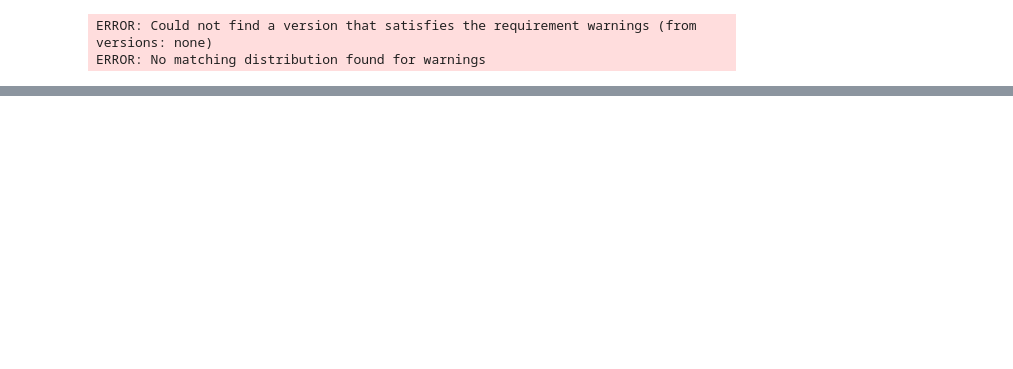
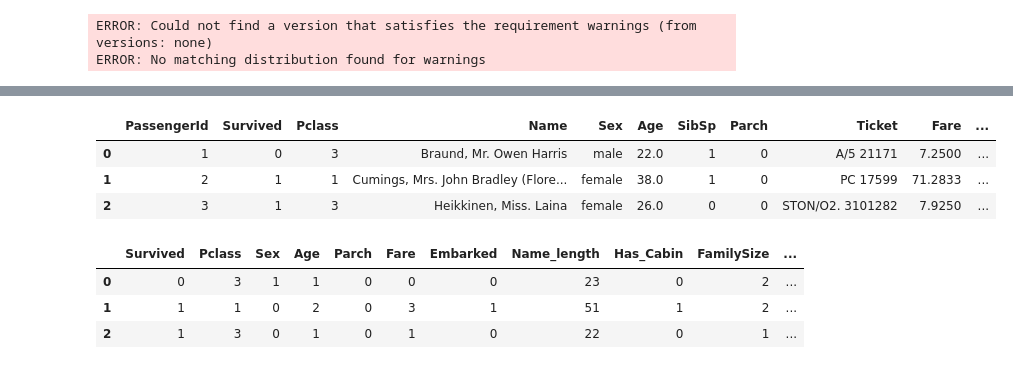
Before and after one commit to baoqt2/mec-mini-projects, a Jupyter notebook: Untitled Folder/Ensembling&Stacking.ipynb, the cells around one changed output, grey strips where cells are left out. Drawn from its saved outputs; the diff is of its cells as text; code cells hidden in the pictures; blank space fills up the shorter version.

```diff
--- a/Untitled Folder/Ensembling&Stacking.ipynb
+++ b/Untitled Folder/Ensembling&Stacking.ipynb
@@ -43,0 +48,9 @@ ModuleNotFoundError: No module named 'sklearn.cross_validation'
+# %%
+#Store our passenger ID for easy access
+PassengerId = test['PassengerId']
+train.head(3)
+# %% [output]
+|  | PassengerId | Survived | Pclass | Name | Sex | Age | SibSp | Parch | Ticket | Fare | ... |
+| 0 | 1 | 0 | 3 | Braund, Mr. Owen Harris | male | 22.0 | 1 | 0 | A/5 21171 | 7.2500 | ... |
+| 1 | 2 | 1 | 1 | Cumings, Mrs. John Bradley (Flore... | female | 38.0 | 1 | 0 | PC 17599 | 71.2833 | ... |
+| 2 | 3 | 1 | 3 | Heikkinen, Miss. Laina | female | 26.0 | 0 | 0 | STON/O2. 3101282 | 7.9250 | ... |
@@ -43,0 +136,12 @@ ModuleNotFoundError: No module named 'sklearn.cross_validation'
+# %%
+# Feature selection
+drop_elements = ['PassengerId', 'Name', 'Ticket', 'Cabin', 'SibSp']
+train = train.drop(drop_elements, axis = 1)
+train = train.drop(['CategoricalAge', 'CategoricalFare'], axis = 1)
+test  = test.drop(drop_elements, axis = 1)
+train.head(3)
+# %% [output]
+|  | Survived | Pclass | Sex | Age | Parch | Fare | Embarked | Name_length | Has_Cabin | FamilySize | ... |
+| 0 | 0 | 3 | 1 | 1 | 0 | 0 | 0 | 23 | 0 | 2 | ... |
+| 1 | 1 | 1 | 0 | 2 | 0 | 3 | 1 | 51 | 1 | 2 | ... |
+| 2 | 1 | 3 | 0 | 1 | 0 | 1 | 0 | 22 | 0 | 1 | ... |
```
Also changed, not shown: parts of 39 cells of this notebook, 2 other files.
